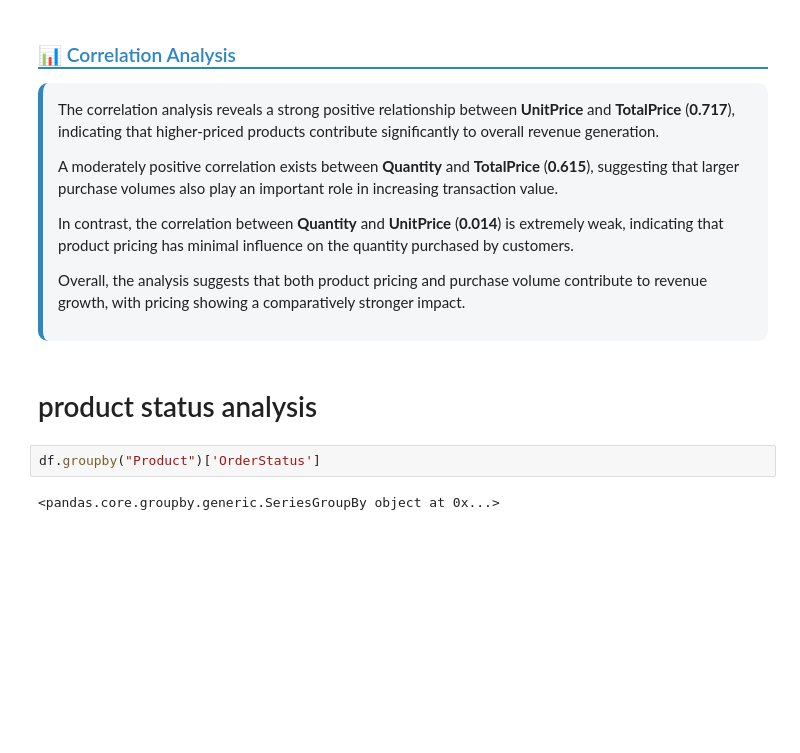
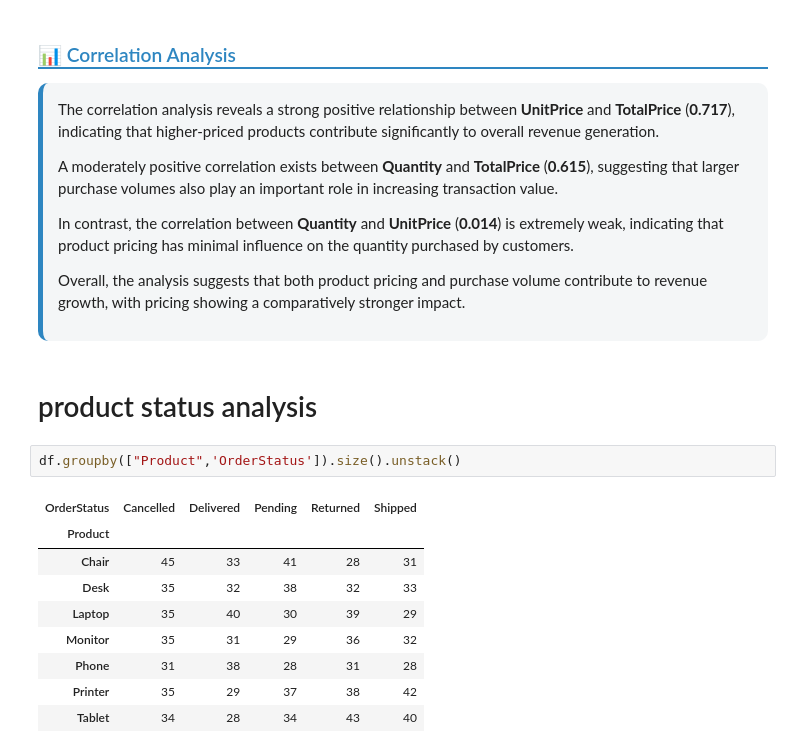
Before and after one commit to Tayyabakhatri/DecodeLab_data_analysis_tayyaba_khatri, a Jupyter notebook: sales-performance-insights.ipynb, the cells around one changed output. Cells and saved outputs as stored; diff of their text form; blank space fills up the shorter version.

```diff
--- a/sales-performance-insights.ipynb
+++ b/sales-performance-insights.ipynb
@@ -377,6 +377,14 @@ Overall, the analysis suggests that both product pricing and purchase volume con
 # %% [markdown]
 # product status analysis
 # %%
-df.groupby("Product")['OrderStatus']
+df.groupby(["Product",'OrderStatus']).size().unstack()
 # %% [output]
-<pandas.core.groupby.generic.SeriesGroupBy object at 0x...>
+| OrderStatus | Cancelled | Delivered | Pending | Returned | Shipped |
+| Product |  |  |  |  |  |
+| Chair | 45 | 33 | 41 | 28 | 31 |
+| Desk | 35 | 32 | 38 | 32 | 33 |
+| Laptop | 35 | 40 | 30 | 39 | 29 |
+| Monitor | 35 | 31 | 29 | 36 | 32 |
+| Phone | 31 | 38 | 28 | 31 | 28 |
+| Printer | 35 | 29 | 37 | 38 | 42 |
+| Tablet | 34 | 28 | 34 | 43 | 40 |
```
Also changed, not shown: parts of 4 cells of this notebook.
